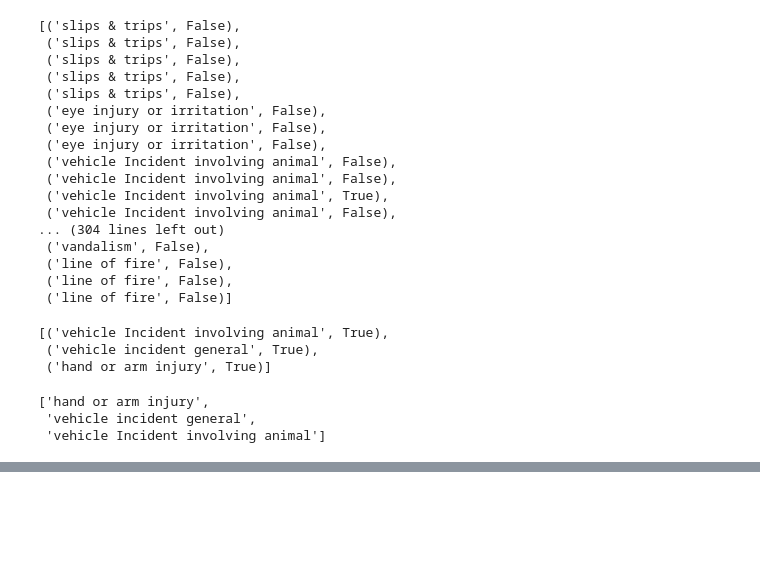
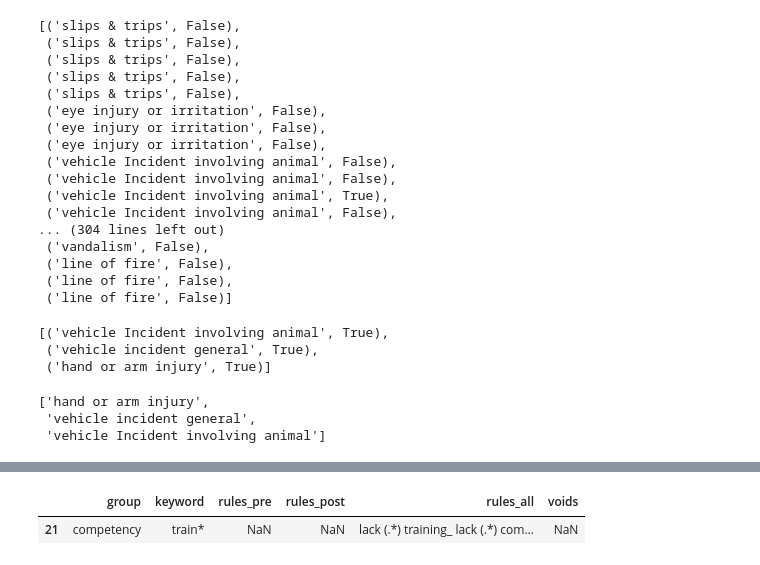
Before and after one commit to 3minuterecord/safety_report_topic_classification, a Jupyter notebook: rough_work.ipynb, the cells around one changed output, grey strips where cells are left out. Drawn from its saved outputs; the diff is of its cells as text; code cells hidden in the pictures; blank space fills up the shorter version.

```diff
--- a/rough_work.ipynb
+++ b/rough_work.ipynb
@@ -939,0 +958,6 @@ osha_incs
+# %%
+filter_rules = rules.loc[(rules['group'] == focus_group)]
+filter_rules
+# %% [output]
+|  | group | keyword | rules_pre | rules_post | rules_all | voids |
+| 21 | competency | train* | NaN | NaN | lack (.*) training_ lack (.*) com... | NaN |
```
Also changed, not shown: parts of 65 cells of this notebook, 4 other files.
